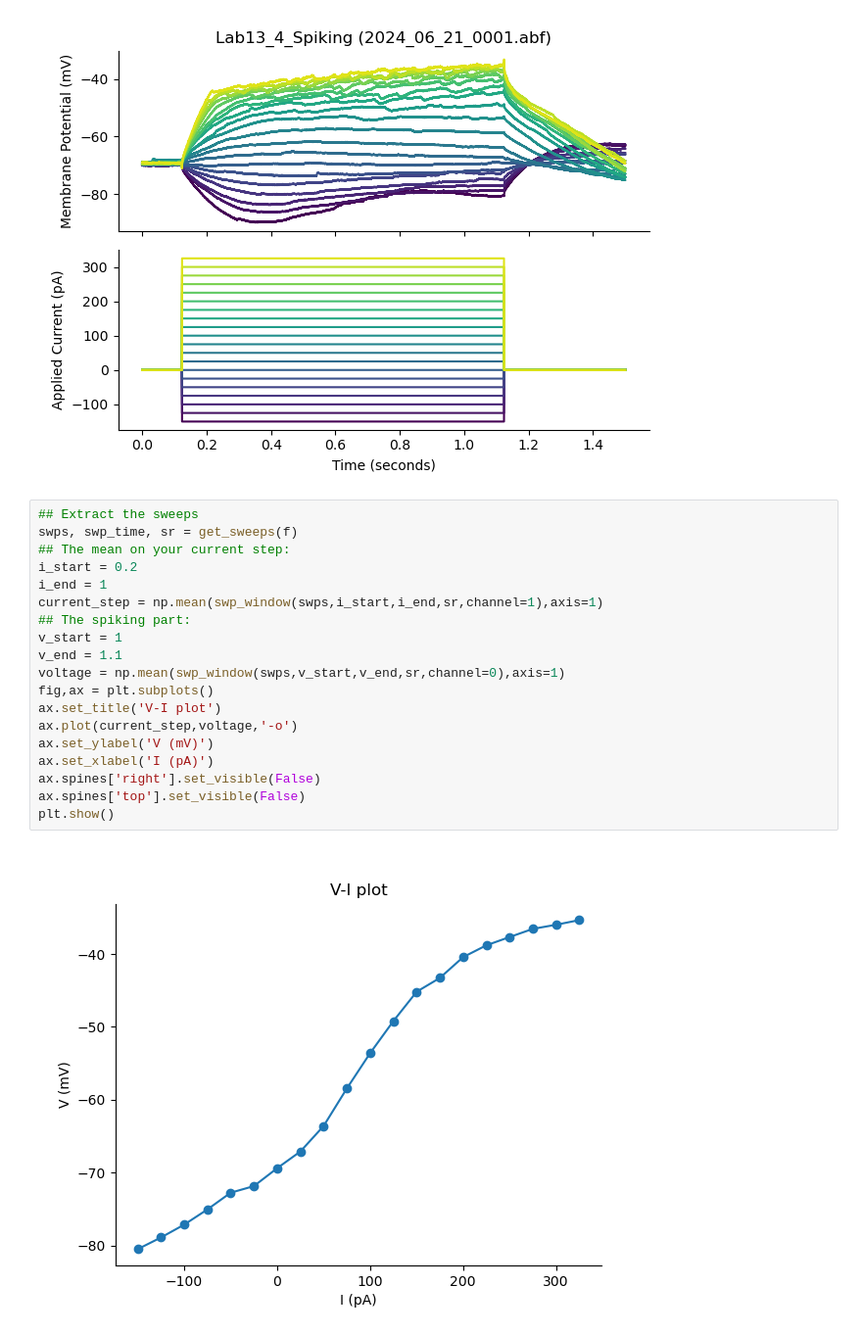
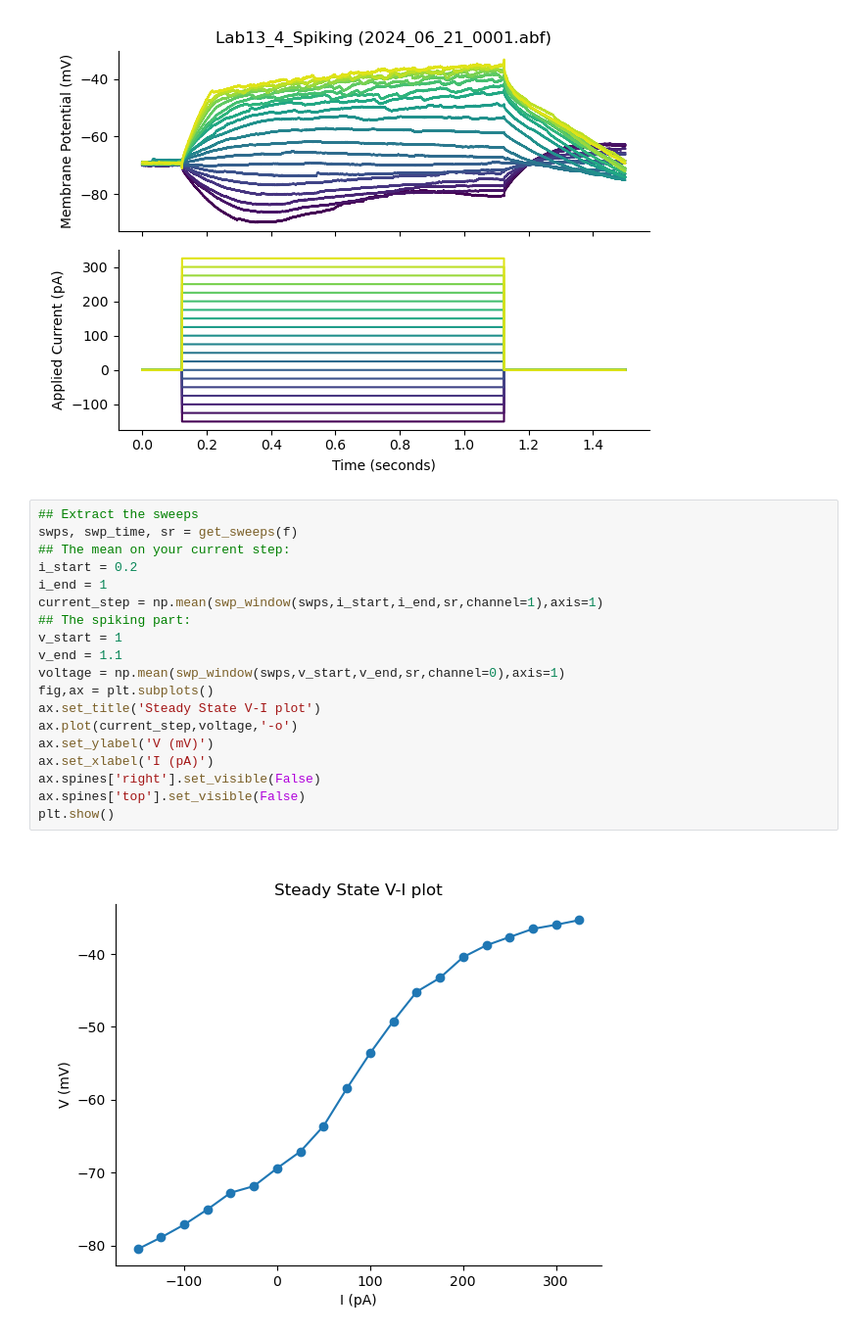
Before and after one commit to afmontarras/CSHL, a Jupyter notebook: JiaJia.ipynb, the cells around one changed output. Shown: that part at 98% size. Cells and saved outputs as stored; diff of their text form.

```diff
--- a/JiaJia.ipynb
+++ b/JiaJia.ipynb
@@ -114,21 +114,21 @@ plot_swps(f)
 # %%
 ## Extract the sweeps
 swps, swp_time, sr = get_sweeps(f)
 ## The mean on your current step:
 i_start = 0.2
 i_end = 1
 current_step = np.mean(swp_window(swps,i_start,i_end,sr,channel=1),axis=1)
 ## The spiking part:
 v_start = 1
 v_end = 1.1
 voltage = np.mean(swp_window(swps,v_start,v_end,sr,channel=0),axis=1)
 fig,ax = plt.subplots()
-ax.set_title('V-I plot')
+ax.set_title('Steady State V-I plot')
 ax.plot(current_step,voltage,'-o')
 ax.set_ylabel('V (mV)')
 ax.set_xlabel('I (pA)')
 ax.spines['right'].set_visible(False)
 ax.spines['top'].set_visible(False)
 plt.show()
 # %% [output]
-[figure, old version]
+[figure, new version]
```
Also changed, not shown: parts of 1 cell of this notebook.
